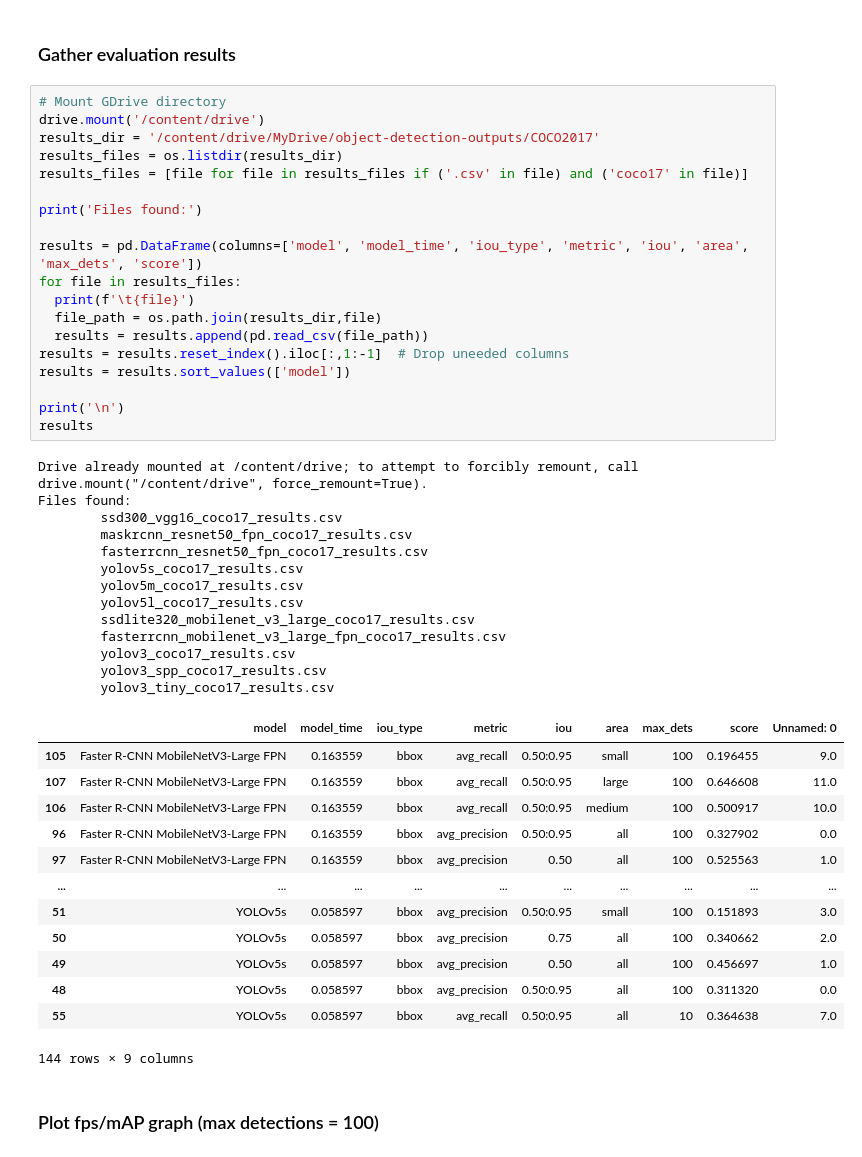
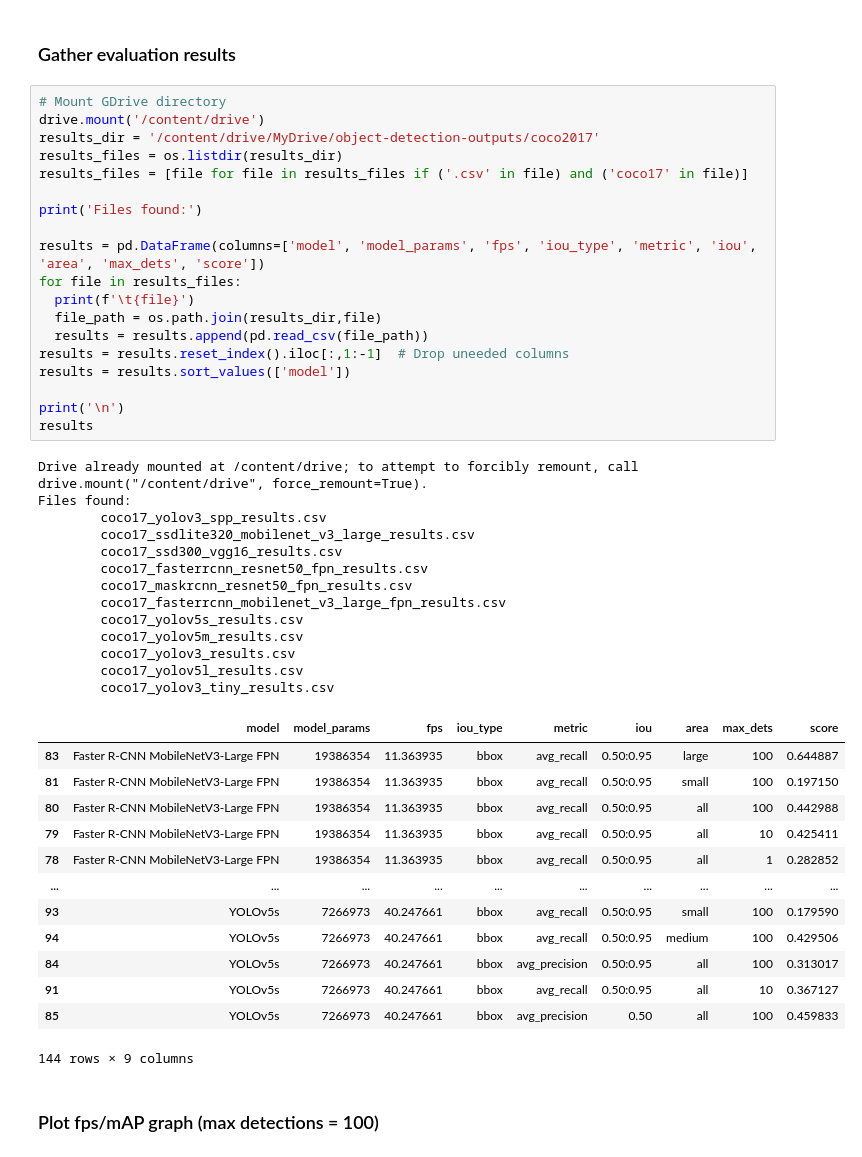
Before and after one commit to joangog/object-detection, a Jupyter notebook: coco2017_analysis.ipynb, the cells around one changed output. Cells and saved outputs as stored; diff of their text form.

```diff
--- a/coco2017_analysis.ipynb
+++ b/coco2017_analysis.ipynb
@@ -29,48 +35,48 @@ import matplotlib.pyplot as plt
 # %%
 # Mount GDrive directory
 drive.mount('/content/drive')
-results_dir = '/content/drive/MyDrive/object-detection-outputs/COCO2017'
+results_dir = '/content/drive/MyDrive/object-detection-outputs/coco2017'
 results_files = os.listdir(results_dir)
 results_files = [file for file in results_files if ('.csv' in file) and ('coco17' in file)]
 
 print('Files found:')
 
-results = pd.DataFrame(columns=['model', 'model_time', 'iou_type', 'metric', 'iou', 'area', 'max_dets', 'score'])
+results = pd.DataFrame(columns=['model', 'model_params', 'fps', 'iou_type', 'metric', 'iou', 'area', 'max_dets', 'score'])
 for file in results_files:
   print(f'\t{file}')
   file_path = os.path.join(results_dir,file)
   results = results.append(pd.read_csv(file_path))
 results = results.reset_index().iloc[:,1:-1]  # Drop uneeded columns
 results = results.sort_values(['model'])
 
 print('\n')
 results
 # %% [output]
 Drive already mounted at /content/drive; to attempt to forcibly remount, call drive.mount("/content/drive", force_remount=True).
 Files found:
-        ssd300_vgg16_coco17_results.csv
-        maskrcnn_resnet50_fpn_coco17_results.csv
-        fasterrcnn_resnet50_fpn_coco17_results.csv
-        yolov5s_coco17_results.csv
-        yolov5m_coco17_results.csv
-        yolov5l_coco17_results.csv
-        ssdlite320_mobilenet_v3_large_coco17_results.csv
-        fasterrcnn_mobilenet_v3_large_fpn_coco17_results.csv
-        yolov3_coco17_results.csv
-        yolov3_spp_coco17_results.csv
-        yolov3_tiny_coco17_results.csv
+        coco17_yolov3_spp_results.csv
+        coco17_ssdlite320_mobilenet_v3_large_results.csv
+        coco17_ssd300_vgg16_results.csv
+        coco17_fasterrcnn_resnet50_fpn_results.csv
+        coco17_maskrcnn_resnet50_fpn_results.csv
+        coco17_fasterrcnn_mobilenet_v3_large_fpn_results.csv
+        coco17_yolov5s_results.csv
+        coco17_yolov5m_results.csv
+        coco17_yolov3_results.csv
+        coco17_yolov5l_results.csv
+        coco17_yolov3_tiny_results.csv
-|  | model | model_time | iou_type | metric | iou | area | max_dets | score | Unnamed: 0 |
-| 105 | Faster R-CNN MobileNetV3-Large FPN | 0.163559 | bbox | avg_recall | 0.50:0.95 | small | 100 | 0.196455 | 9.0 |
-| 107 | Faster R-CNN MobileNetV3-Large FPN | 0.163559 | bbox | avg_recall | 0.50:0.95 | large | 100 | 0.646608 | 11.0 |
-| 106 | Faster R-CNN MobileNetV3-Large FPN | 0.163559 | bbox | avg_recall | 0.50:0.95 | medium | 100 | 0.500917 | 10.0 |
-| 96 | Faster R-CNN MobileNetV3-Large FPN | 0.163559 | bbox | avg_precision | 0.50:0.95 | all | 100 | 0.327902 | 0.0 |
-| 97 | Faster R-CNN MobileNetV3-Large FPN | 0.163559 | bbox | avg_precision | 0.50 | all | 100 | 0.525563 | 1.0 |
+|  | model | model_params | fps | iou_type | metric | iou | area | max_dets | score |
+| 83 | Faster R-CNN MobileNetV3-Large FPN | 19386354 | 11.363935 | bbox | avg_recall | 0.50:0.95 | large | 100 | 0.644887 |
+| 81 | Faster R-CNN MobileNetV3-Large FPN | 19386354 | 11.363935 | bbox | avg_recall | 0.50:0.95 | small | 100 | 0.197150 |
+| 80 | Faster R-CNN MobileNetV3-Large FPN | 19386354 | 11.363935 | bbox | avg_recall | 0.50:0.95 | all | 100 | 0.442988 |
+| 79 | Faster R-CNN MobileNetV3-Large FPN | 19386354 | 11.363935 | bbox | avg_recall | 0.50:0.95 | all | 10 | 0.425411 |
+| 78 | Faster R-CNN MobileNetV3-Large FPN | 19386354 | 11.363935 | bbox | avg_recall | 0.50:0.95 | all | 1 | 0.282852 |
 | ... | ... | ... | ... | ... | ... | ... | ... | ... | ... |
-| 51 | YOLOv5s | 0.058597 | bbox | avg_precision | 0.50:0.95 | small | 100 | 0.151893 | 3.0 |
-| 50 | YOLOv5s | 0.058597 | bbox | avg_precision | 0.75 | all | 100 | 0.340662 | 2.0 |
-| 49 | YOLOv5s | 0.058597 | bbox | avg_precision | 0.50 | all | 100 | 0.456697 | 1.0 |
-| 48 | YOLOv5s | 0.058597 | bbox | avg_precision | 0.50:0.95 | all | 100 | 0.311320 | 0.0 |
-| 55 | YOLOv5s | 0.058597 | bbox | avg_recall | 0.50:0.95 | all | 10 | 0.364638 | 7.0 |
+| 93 | YOLOv5s | 7266973 | 40.247661 | bbox | avg_recall | 0.50:0.95 | small | 100 | 0.179590 |
+| 94 | YOLOv5s | 7266973 | 40.247661 | bbox | avg_recall | 0.50:0.95 | medium | 100 | 0.429506 |
+| 84 | YOLOv5s | 7266973 | 40.247661 | bbox | avg_precision | 0.50:0.95 | all | 100 | 0.313017 |
+| 91 | YOLOv5s | 7266973 | 40.247661 | bbox | avg_recall | 0.50:0.95 | all | 10 | 0.367127 |
+| 85 | YOLOv5s | 7266973 | 40.247661 | bbox | avg_precision | 0.50 | all | 100 | 0.459833 |
 144 rows × 9 columns
 # %% [markdown]
 ### Plot  fps/mAP graph (max detections = 100)
```
Also changed, not shown: parts of 2 cells of this notebook.
